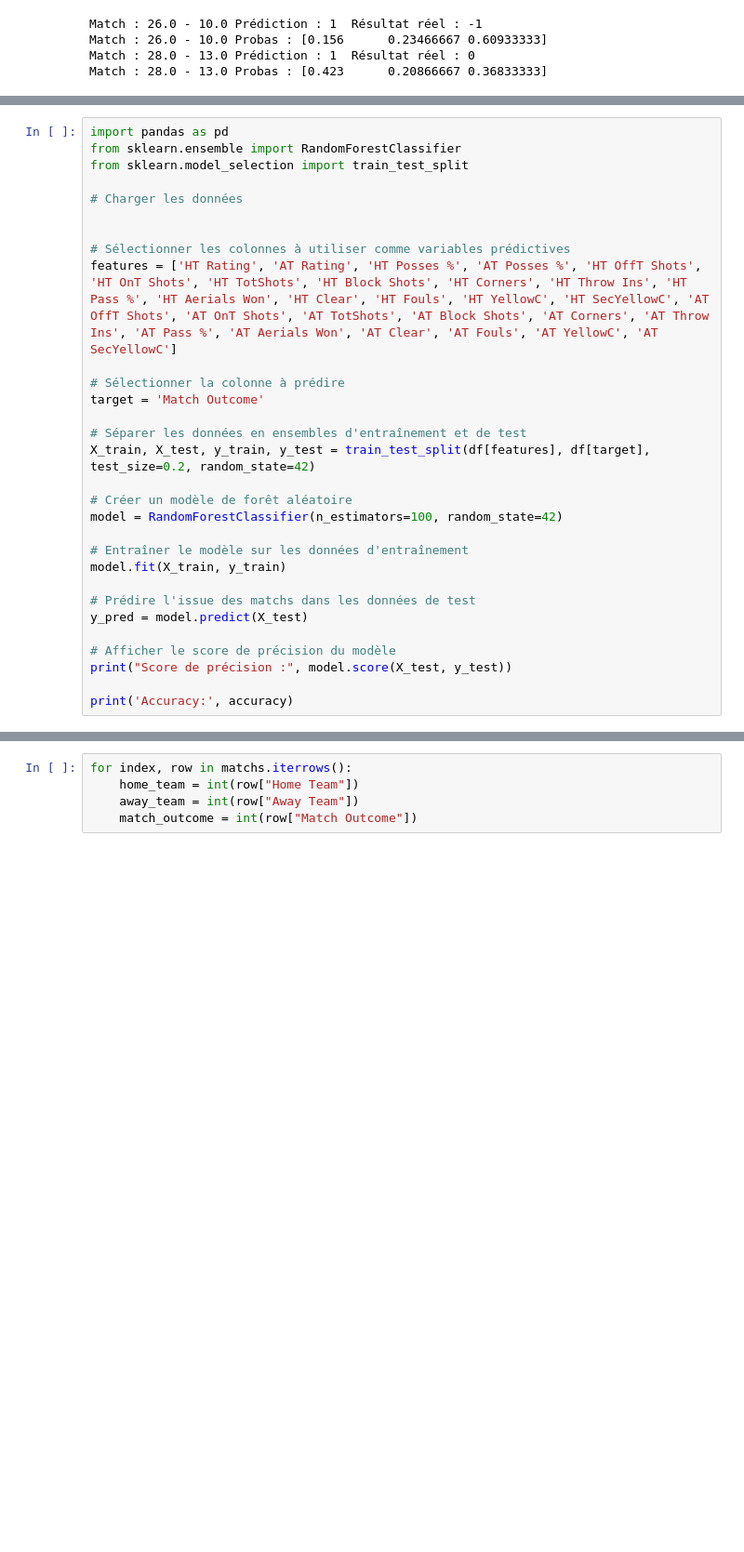
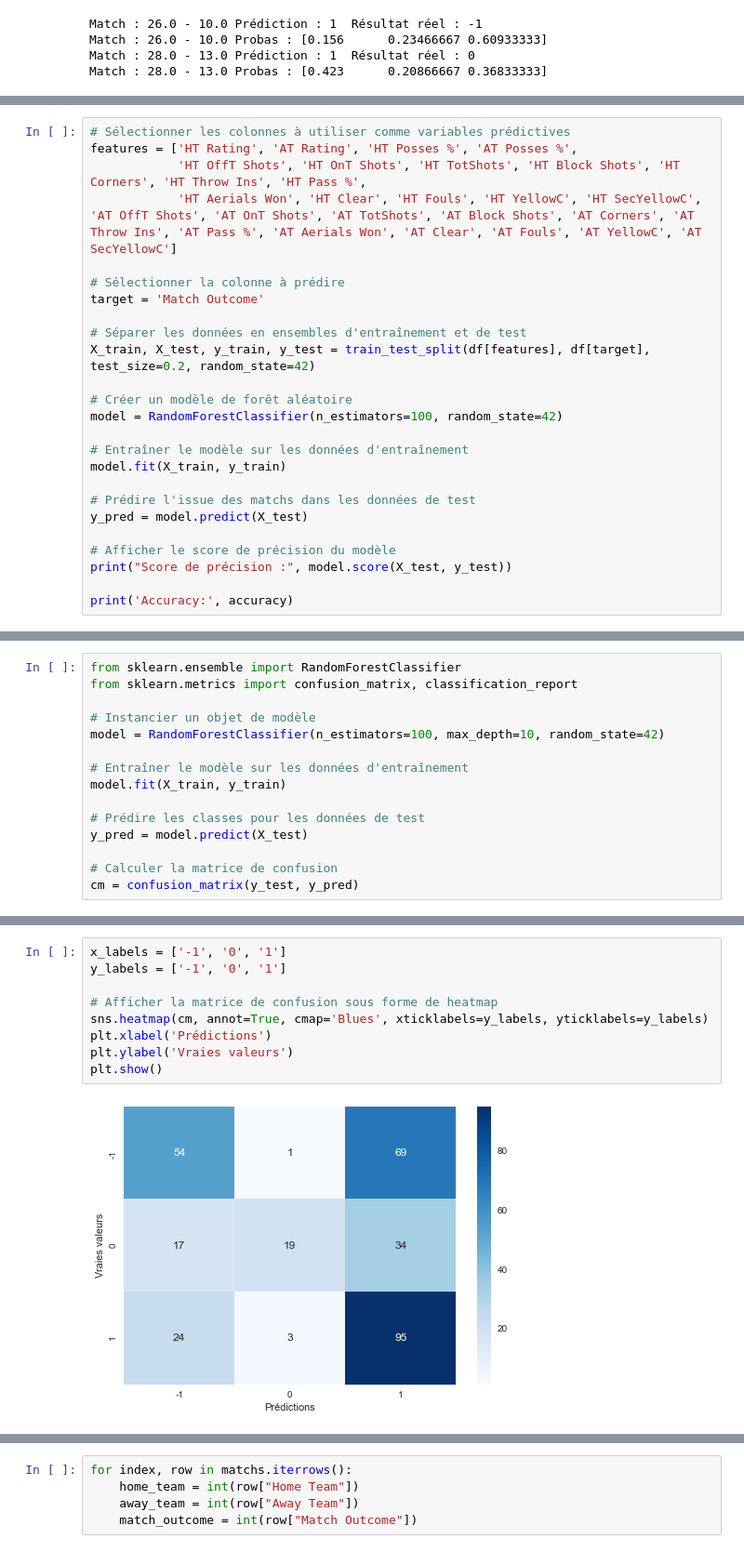
Before and after one commit to SamSamV/Predictions_Match_Outcome, a Jupyter notebook: toma1.ipynb, the cells around one changed output, grey strips where cells are left out. Shown at 93% size. Cells and saved outputs as stored; diff of their text form; blank space fills up the shorter version.

```diff
--- a/toma1.ipynb
+++ b/toma1.ipynb
@@ -775,13 +756,8 @@ teams_ID.sort_values(by=['Team ID'])
 # %%
-import pandas as pd
-from sklearn.ensemble import RandomForestClassifier
-from sklearn.model_selection import train_test_split
-
-# Charger les données
-
-
 # Sélectionner les colonnes à utiliser comme variables prédictives
-features = ['HT Rating', 'AT Rating', 'HT Posses %', 'AT Posses %', 'HT OffT Shots', 'HT OnT Shots', 'HT TotShots', 'HT Block Shots', 'HT Corners', 'HT Throw Ins', 'HT Pass %', 'HT Aerials Won', 'HT Clear', 'HT Fouls', 'HT YellowC', 'HT SecYellowC', 'AT OffT Shots', 'AT OnT Shots', 'AT TotShots', 'AT Block Shots', 'AT Corners', 'AT Throw Ins', 'AT Pass %', 'AT Aerials Won', 'AT Clear', 'AT Fouls', 'AT YellowC', 'AT SecYellowC']
+features = ['HT Rating', 'AT Rating', 'HT Posses %', 'AT Posses %',
+            'HT OffT Shots', 'HT OnT Shots', 'HT TotShots', 'HT Block Shots', 'HT Corners', 'HT Throw Ins', 'HT Pass %',
+            'HT Aerials Won', 'HT Clear', 'HT Fouls', 'HT YellowC', 'HT SecYellowC', 'AT OffT Shots', 'AT OnT Shots', 'AT TotShots', 'AT Block Shots', 'AT Corners', 'AT Throw Ins', 'AT Pass %', 'AT Aerials Won', 'AT Clear', 'AT Fouls', 'AT YellowC', 'AT SecYellowC']
 
 # Sélectionner la colonne à prédire
 target = 'Match Outcome'
@@ -807,0 +909,15 @@ Accuracy: 0.5842105263157895
+# %%
+from sklearn.ensemble import RandomForestClassifier
+from sklearn.metrics import confusion_matrix, classification_report
+
+# Instancier un objet de modèle
+model = RandomForestClassifier(n_estimators=100, max_depth=10, random_state=42)
+
+# Entraîner le modèle sur les données d'entraînement
+model.fit(X_train, y_train)
+
+# Prédire les classes pour les données de test
+y_pred = model.predict(X_test)
+
+# Calculer la matrice de confusion
+cm = confusion_matrix(y_test, y_pred)
@@ -807,0 +939,11 @@ Accuracy: 0.5842105263157895
+# %%
+x_labels = ['-1', '0', '1']
+y_labels = ['-1', '0', '1']
+
+# Afficher la matrice de confusion sous forme de heatmap
+sns.heatmap(cm, annot=True, cmap='Blues', xticklabels=y_labels, yticklabels=y_labels)
+plt.xlabel('Prédictions')
+plt.ylabel('Vraies valeurs')
+plt.show()
+# %% [output]
+[figure, added]
```
Also changed, not shown: parts of 51 cells of this notebook, 2 other files.
